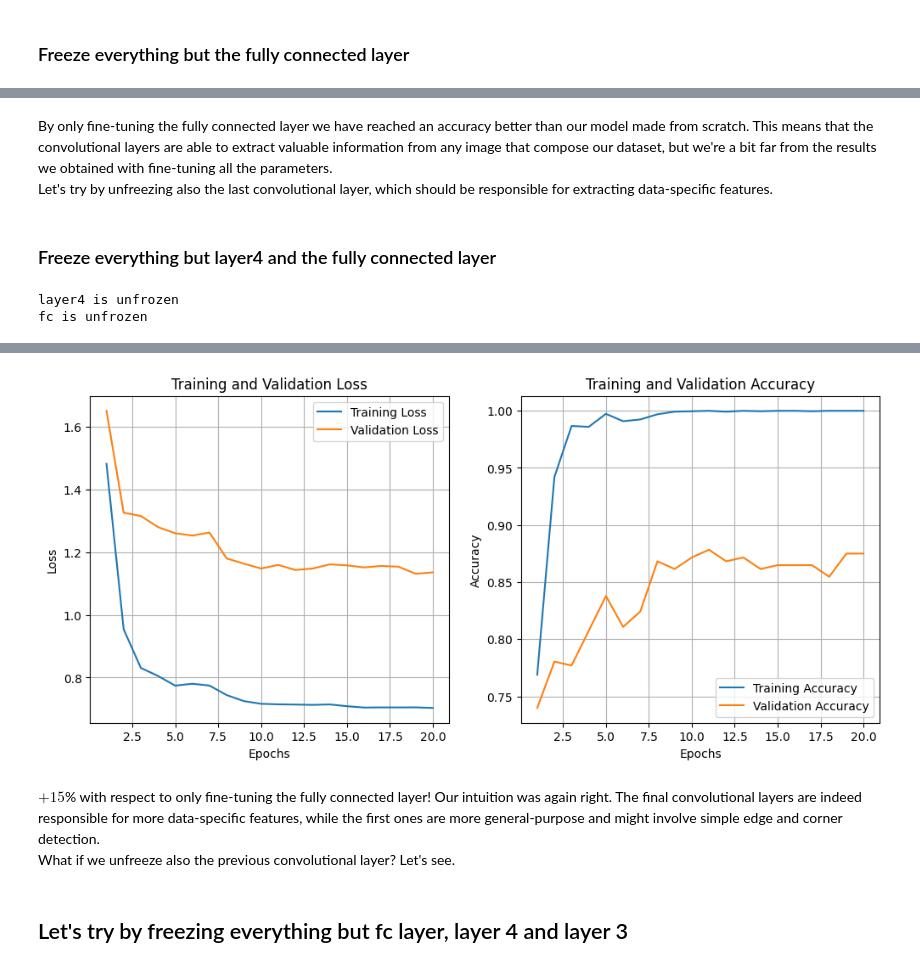
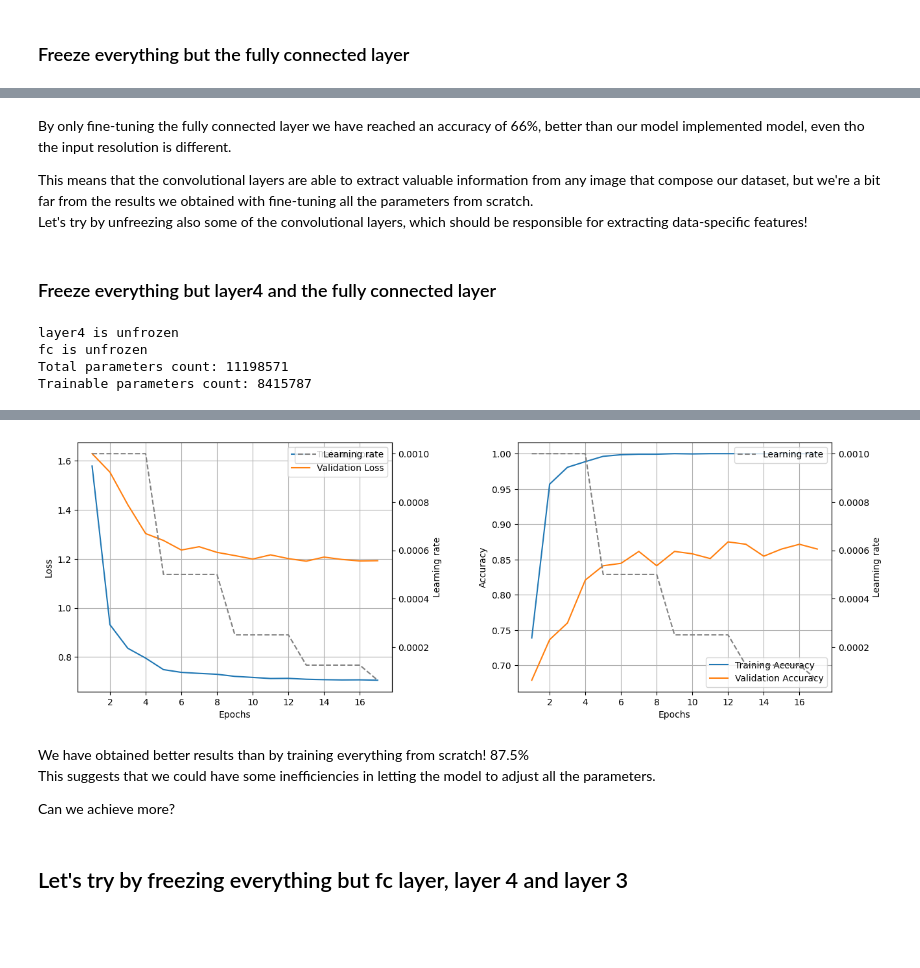
Before and after one commit to ncridlig/IPCV-UniBo, a Jupyter notebook: module2/assignment_module_2.ipynb, the cells around one changed output, grey strips where cells are left out. Cells and saved outputs as stored; diff of their text form; code cells hidden in the pictures; blank space fills up the shorter version.

```diff
--- a/module2/assignment_module_2.ipynb
+++ b/module2/assignment_module_2.ipynb
@@ -1262,0 +1051,24 @@ Our final experiment consists in 3 trials:
+# %%
+def freeze_layers_but(model, layers_to_unfreeze):
+    total_parameters, trainable_parameters = 0, 0
+    if len(layers_to_unfreeze) == 0:
+        print('All layers are unfrozen')
+        for param in model.parameters():
+            total_parameters += param.numel()
+        trainable_parameters = total_parameters
+
+    else:
+        for name, child in model.named_children():
+            if name in layers_to_unfreeze:
+                print(name + ' is unfrozen')
+                for param in child.parameters():
+                    param.requires_grad = True
+                    trainable_parameters += param.numel()
+                    total_parameters += param.numel()
+            else:
+                for param in child.parameters():
+                    param.requires_grad = False
+                    total_parameters += param.numel()
+
+    print(f"Total parameters count: {total_parameters}")
+    print(f"Trainable parameters count: {trainable_parameters}")
@@ -1312,3 +1397,5 @@ Best epoch 20, best acc 0.723
 # %% [markdown]
-By only fine-tuning the fully connected layer we have reached an accuracy better than our model made from scratch. This means that the convolutional layers are able to extract valuable information from any image that compose our dataset, but we're a bit far from the results we obtained with fine-tuning all the parameters.
-Let's try by unfreezing also the last convolutional layer, which should be responsible for extracting data-specific features.
+By only fine-tuning the fully connected layer we have reached an accuracy of 66%, better than our model implemented model, even tho the input resolution is different.
+
+This means that the convolutional layers are able to extract valuable information from any image that compose our dataset, but we're a bit far from the results we obtained with fine-tuning all the parameters from scratch.
+Let's try by unfreezing also some of the convolutional layers, which should be responsible for extracting data-specific features!
@@ -1320,27 +1418,28 @@ device = torch.device('cuda' if torch.cuda.is_available() else 'cpu')
 
 # Initialize the model, loss function, and optimizer
 model = models.resnet18(weights='DEFAULT')
+
 num_features = model.fc.in_features
 model.fc = nn.Linear(num_features, n_classes) # Necessary to adjust the output classes for our task
 freeze_layers_but(model, ['layer4','fc']) # <--------------------------
 model = model.to(device)
 
-new_num_epochs = 20
+optimizer = AdamW(model.parameters(), lr=learning_rate, weight_decay=0.01)
+scheduler = lr_scheduler.StepLR(optimizer, step_size=4, gamma=0.5)
 
-optimizer = Adam(model.parameters(), lr=learning_rate)
-scheduler = lr_scheduler.StepLR(optimizer, step_size=7, gamma=0.5)
-
-best_val_acc_15, best_params_15, best_epoch_15 = train_loop(
+best_val_acc, best_params, best_epoch = train_loop(
     model,
     train_dl,
-    new_num_epochs,
+    max_epochs,
     optimizer,
     val_dl,
     verbose=True,
     label_smoothing=0.1,
     scheduler = scheduler,
-
+    max_no_improvement_epochs=5
 )
 # %% [output]
 layer4 is unfrozen
 fc is unfrozen
+Total parameters count: 11198571
+Trainable parameters count: 8415787
@@ -1364,4 +1452,6 @@ Best epoch 11, best acc 0.878
-[figure, old version]
+[figure, new version]
-# %% [markdown]
-$+15$% with respect to only fine-tuning the fully connected layer! Our intuition was again right. The final convolutional layers are indeed responsible for more data-specific features, while the first ones are more general-purpose and might involve simple edge and corner detection.
-What if we unfreeze also the previous convolutional layer? Let's see.
+# %% [markdown]
+We have obtained better results than by training everything from scratch! 87.5%
+This suggests that we could have some inefficiencies in letting the model to adjust all the parameters.
+
+Can we achieve more?
```
Also changed, not shown: parts of 168 cells of this notebook, 3 other files.
